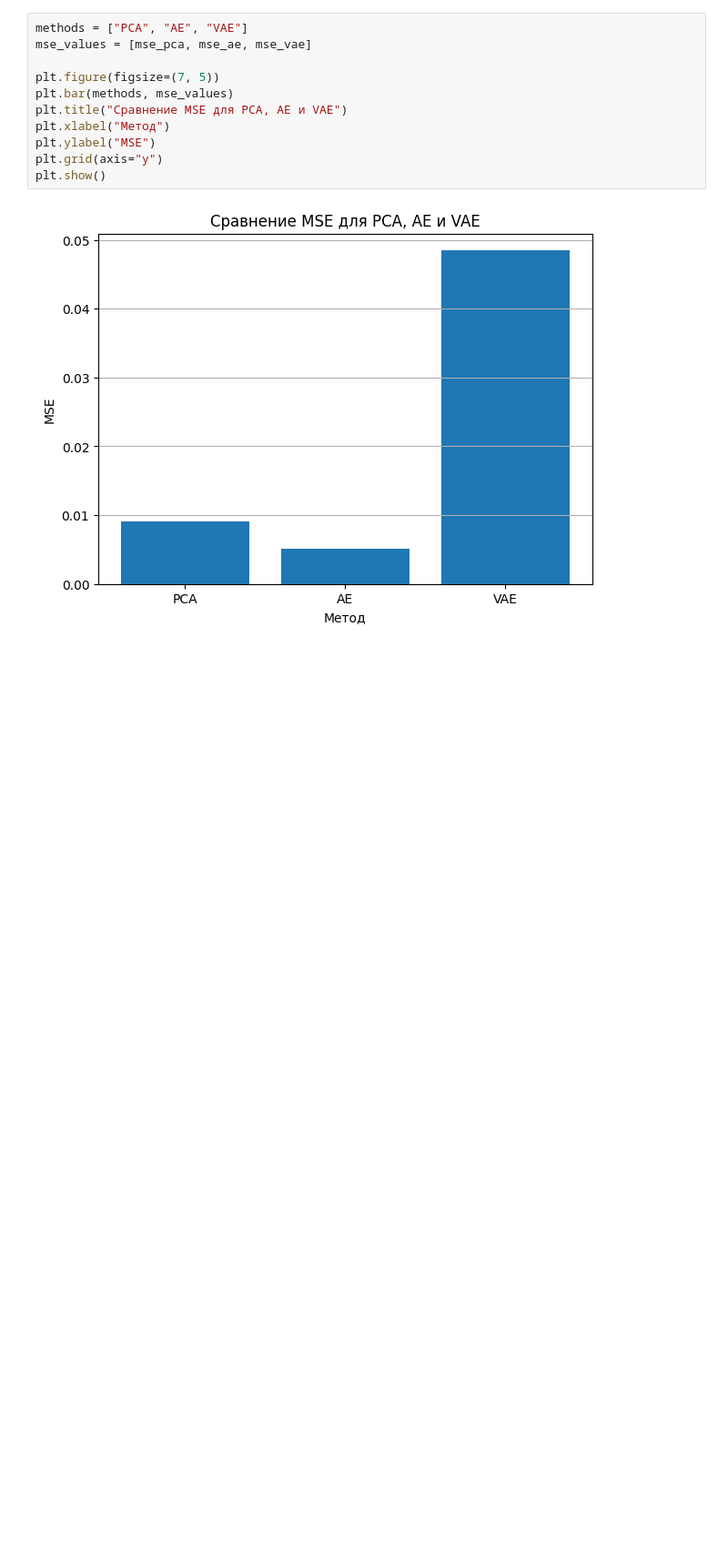
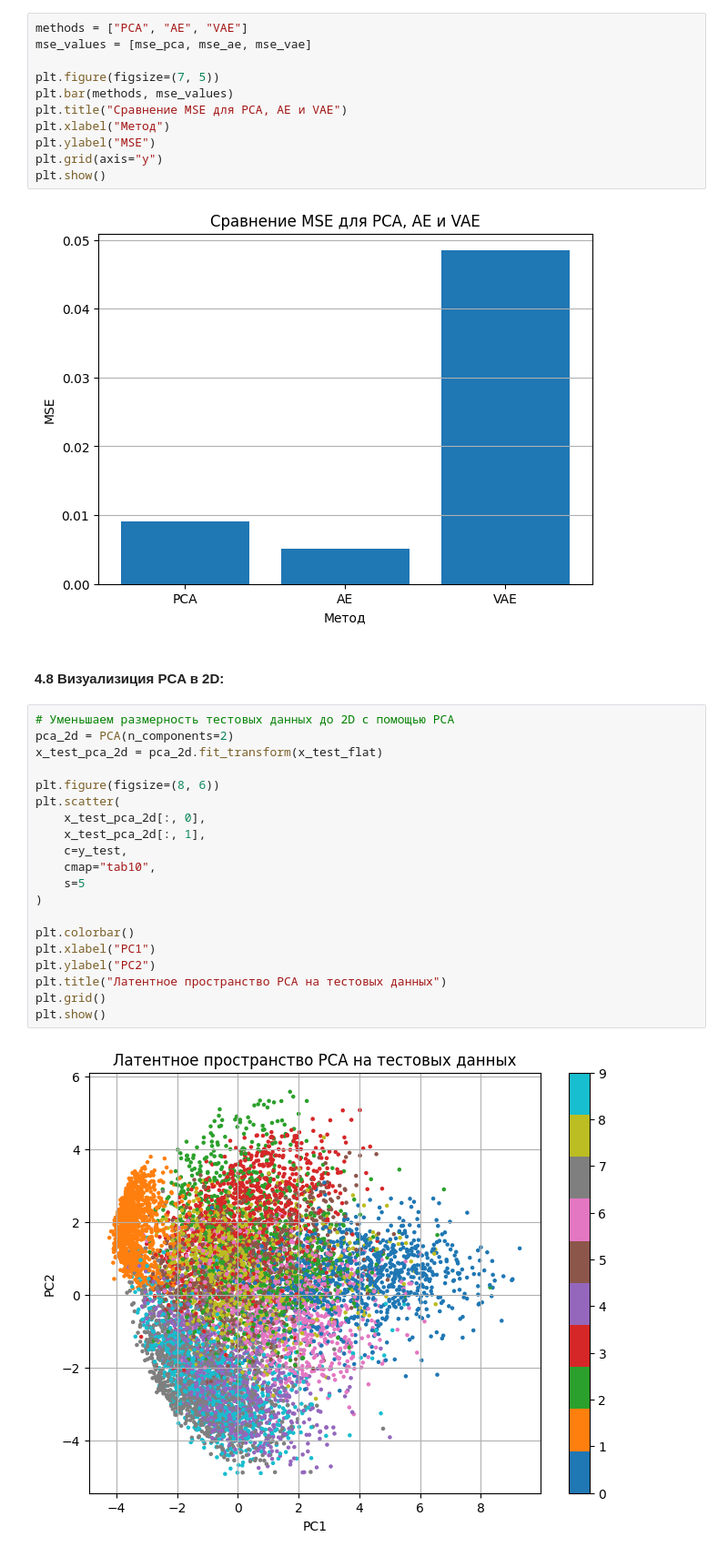
Before and after one commit to tarasovEgor/DeepLearningKurs, a Jupyter notebook: src/lab_4/VAE_lab_4.ipynb, the cells around one changed output. Shown at 91% size. Cells and saved outputs as stored; diff of their text form; blank space fills up the shorter version.

```diff
--- a/src/lab_4/VAE_lab_4.ipynb
+++ b/src/lab_4/VAE_lab_4.ipynb
@@ -912,3 +912,27 @@ plt.grid(axis="y")
 plt.show()
 # %% [output]
 [figure]
+# %% [markdown]
+#### 4.8 Визуализиция PCA в 2D:
+# %%
+# Уменьшаем размерность тестовых данных до 2D с помощью PCA
+pca_2d = PCA(n_components=2)
+x_test_pca_2d = pca_2d.fit_transform(x_test_flat)
+
+plt.figure(figsize=(8, 6))
+plt.scatter(
+    x_test_pca_2d[:, 0],
+    x_test_pca_2d[:, 1],
+    c=y_test,
+    cmap="tab10",
+    s=5
+)
+
+plt.colorbar()
+plt.xlabel("PC1")
+plt.ylabel("PC2")
+plt.title("Латентное пространство PCA на тестовых данных")
+plt.grid()
+plt.show()
+# %% [output]
+[figure, added]
```
Also changed, not shown: parts of 4 cells of this notebook.
